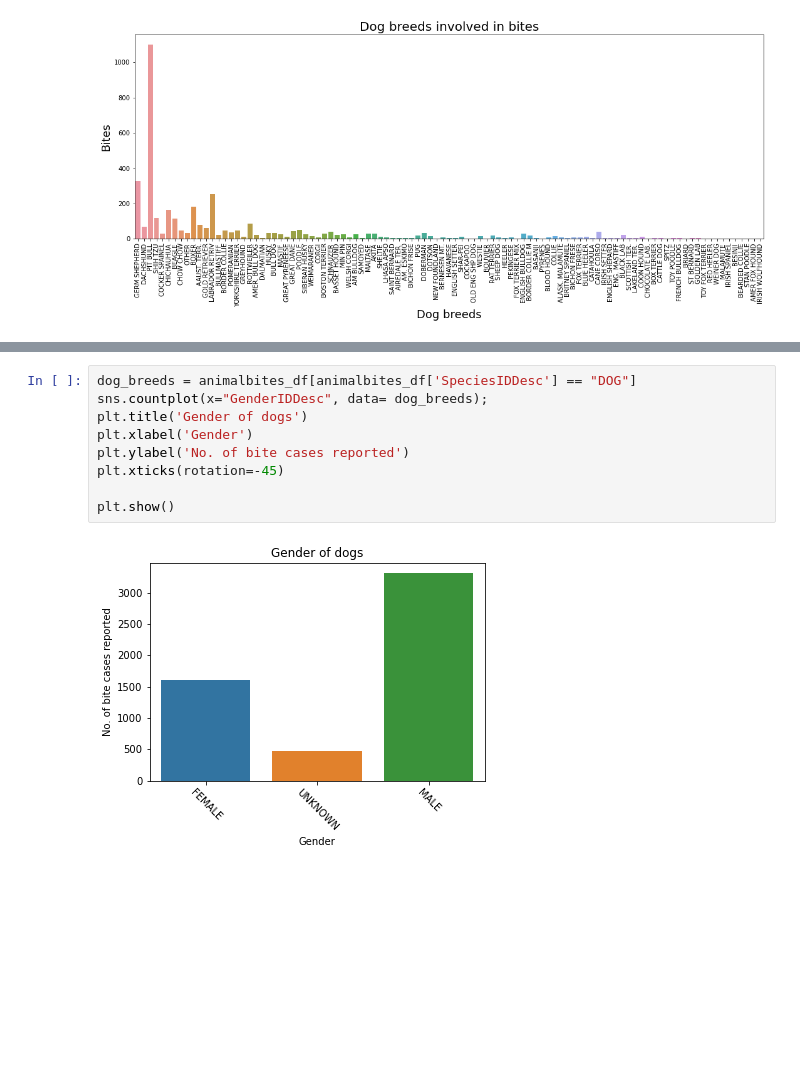
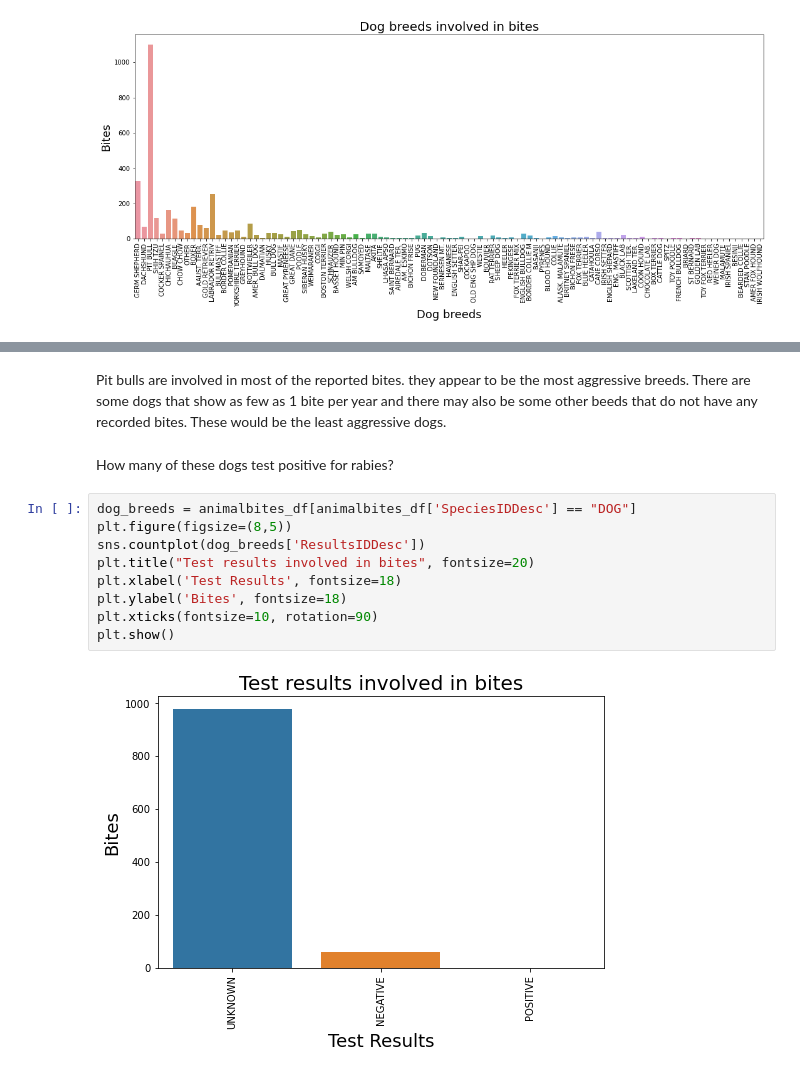
Before and after one commit to linah73/Springboard, a Jupyter notebook: Animal_bites.ipynb, the cells around one changed output, grey strips where cells are left out. Drawn from its saved outputs; the diff is of its cells as text; blank space fills up the shorter version.

```diff
--- a/Animal_bites.ipynb
+++ b/Animal_bites.ipynb
@@ -85,11 +129,15 @@ plt.show()
+# %% [markdown]
+Pit bulls are involved in most of the reported bites. they appear to be the most aggressive breeds. There are some dogs that show as few as 1 bite per year and there may also be some other beeds that do not have any recorded bites. These would be the least aggressive dogs.
+# %% [markdown]
+How many of these dogs test positive for rabies?
 # %%
 dog_breeds = animalbites_df[animalbites_df['SpeciesIDDesc'] == "DOG"]
-sns.countplot(x="GenderIDDesc", data= dog_breeds);
-plt.title('Gender of dogs')
-plt.xlabel('Gender')
-plt.ylabel('No. of bite cases reported')
-plt.xticks(rotation=-45)
-
+plt.figure(figsize=(8,5))
+sns.countplot(dog_breeds['ResultsIDDesc'])
+plt.title("Test results involved in bites", fontsize=20)
+plt.xlabel('Test Results', fontsize=18)
+plt.ylabel('Bites', fontsize=18)
+plt.xticks(fontsize=10, rotation=90)
 plt.show()
 # %% [output]
-[figure, old version]
+[figure, new version]
```
Also changed, not shown: parts of 15 cells of this notebook.
